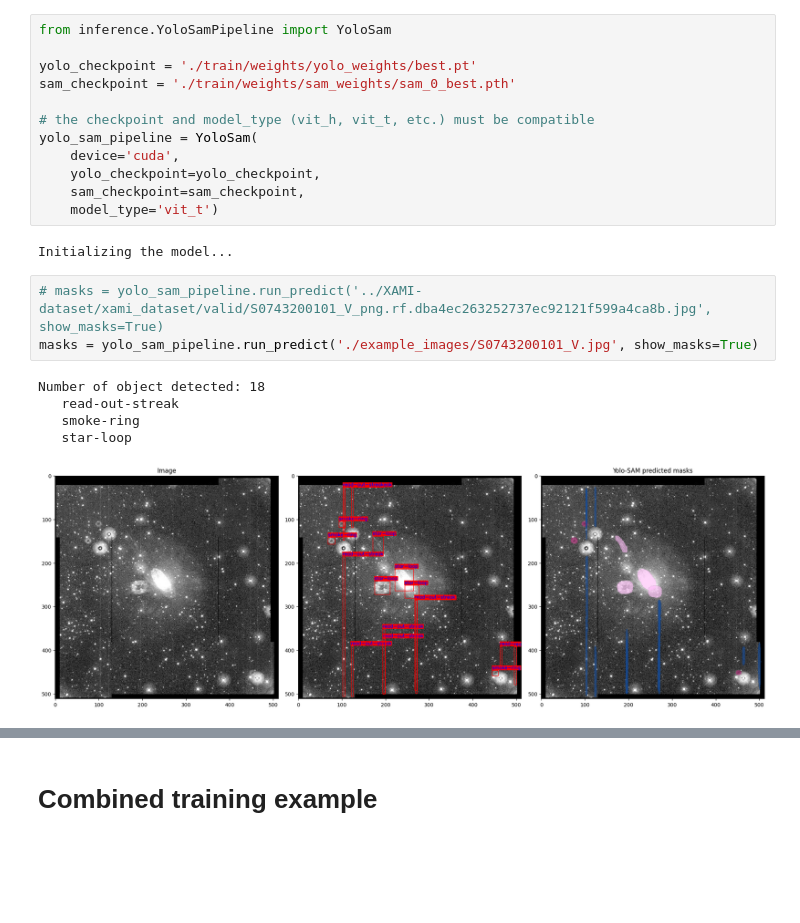
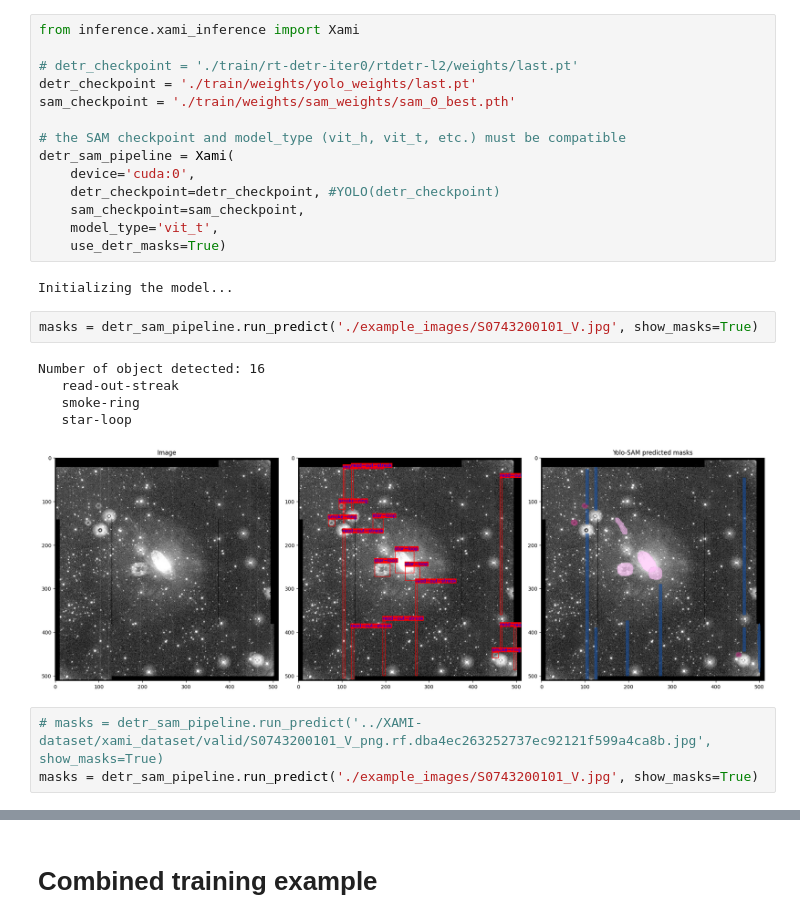
Before and after one commit to ESA-Datalabs/XAMI-model, a Jupyter notebook: dataset_and_model.ipynb, the cells around one changed output, grey strips where cells are left out. Saved outputs shown, nothing was run; the diff lists cells and outputs as text; blank space fills up the shorter version.

```diff
--- a/dataset_and_model.ipynb
+++ b/dataset_and_model.ipynb
@@ -92,26 +66,30 @@ Checkpoints saved in ./train/weights/
 # %% [markdown]
 # Inference
 # %%
-from inference.YoloSamPipeline import YoloSam
+from inference.xami_inference import Xami
 
-yolo_checkpoint = './train/weights/yolo_weights/best.pt'
+# detr_checkpoint = './train/rt-detr-iter0/rtdetr-l2/weights/last.pt'
+detr_checkpoint = './train/weights/yolo_weights/last.pt'
 sam_checkpoint = './train/weights/sam_weights/sam_0_best.pth'
 
-# the checkpoint and model_type (vit_h, vit_t, etc.) must be compatible
-yolo_sam_pipeline = YoloSam(
-    device='cuda',
-    yolo_checkpoint=yolo_checkpoint,
+# the SAM checkpoint and model_type (vit_h, vit_t, etc.) must be compatible
+detr_sam_pipeline = Xami(
+    device='cuda:0',
+    detr_checkpoint=detr_checkpoint, #YOLO(detr_checkpoint)
     sam_checkpoint=sam_checkpoint,
-    model_type='vit_t')
+    model_type='vit_t',
+    use_detr_masks=True)
 # %% [output]
 Initializing the model...
+# %%
+masks = detr_sam_pipeline.run_predict('./example_images/S0743200101_V.jpg', show_masks=True)
+# %% [output]
+Number of object detected: 16
+   read-out-streak
+   smoke-ring
+   star-loop
+[figure, added]
 # %%
-# masks = yolo_sam_pipeline.run_predict('../XAMI-dataset/xami_dataset/valid/S0743200101_V_png.rf.dba4ec263252737ec92121f599a4ca8b.jpg', show_masks=True)
-masks = yolo_sam_pipeline.run_predict('./example_images/S0743200101_V.jpg', show_masks=True)
+# masks = detr_sam_pipeline.run_predict('../XAMI-dataset/xami_dataset/valid/S0743200101_V_png.rf.dba4ec263252737ec92121f599a4ca8b.jpg', show_masks=True)
+masks = detr_sam_pipeline.run_predict('./example_images/S0743200101_V.jpg', show_masks=True)
-# %% [output]
-Number of object detected: 18
-   read-out-streak
-   smoke-ring
-   star-loop
-[figure, removed]
 # %%
```
Also changed, not shown: parts of 13 cells of this notebook.
